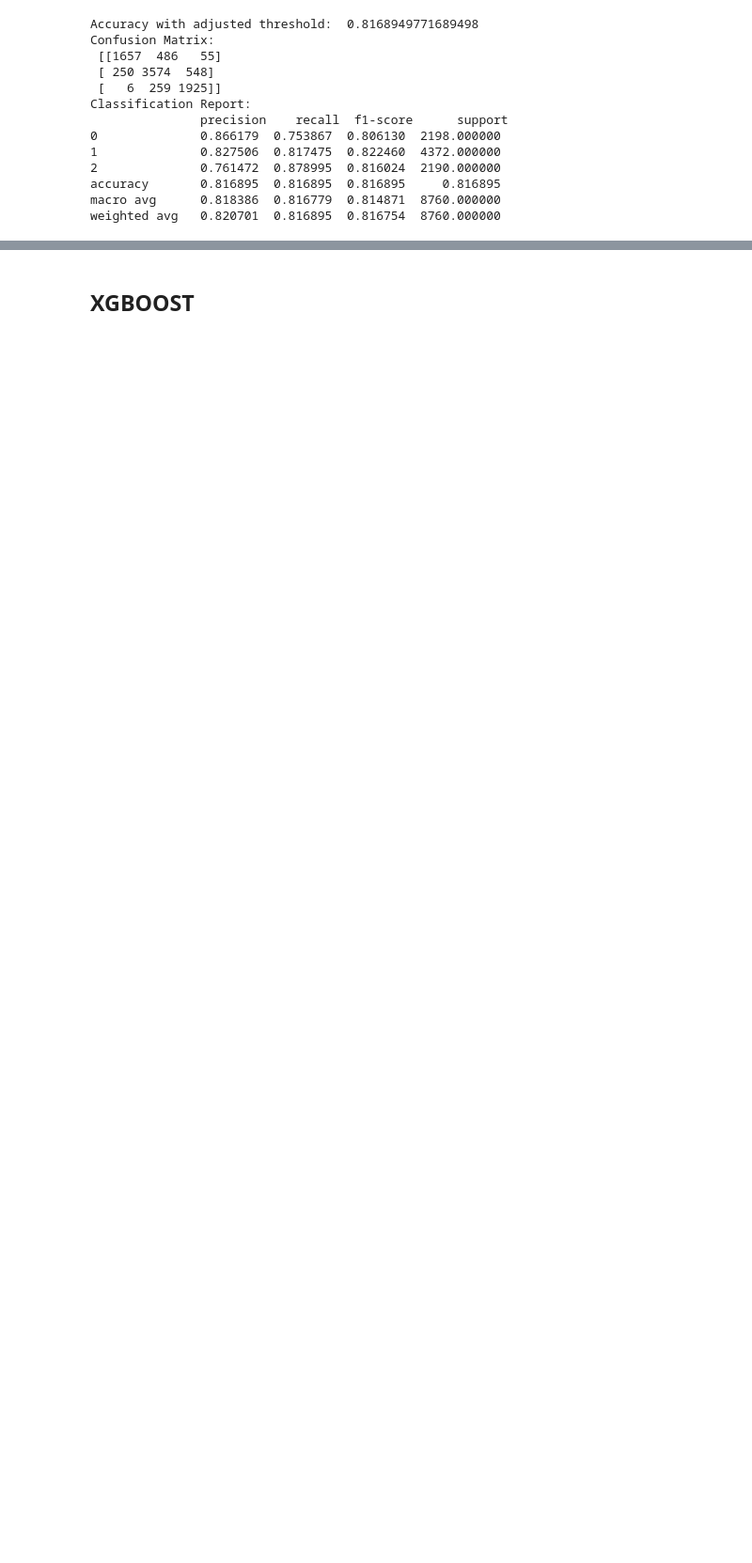
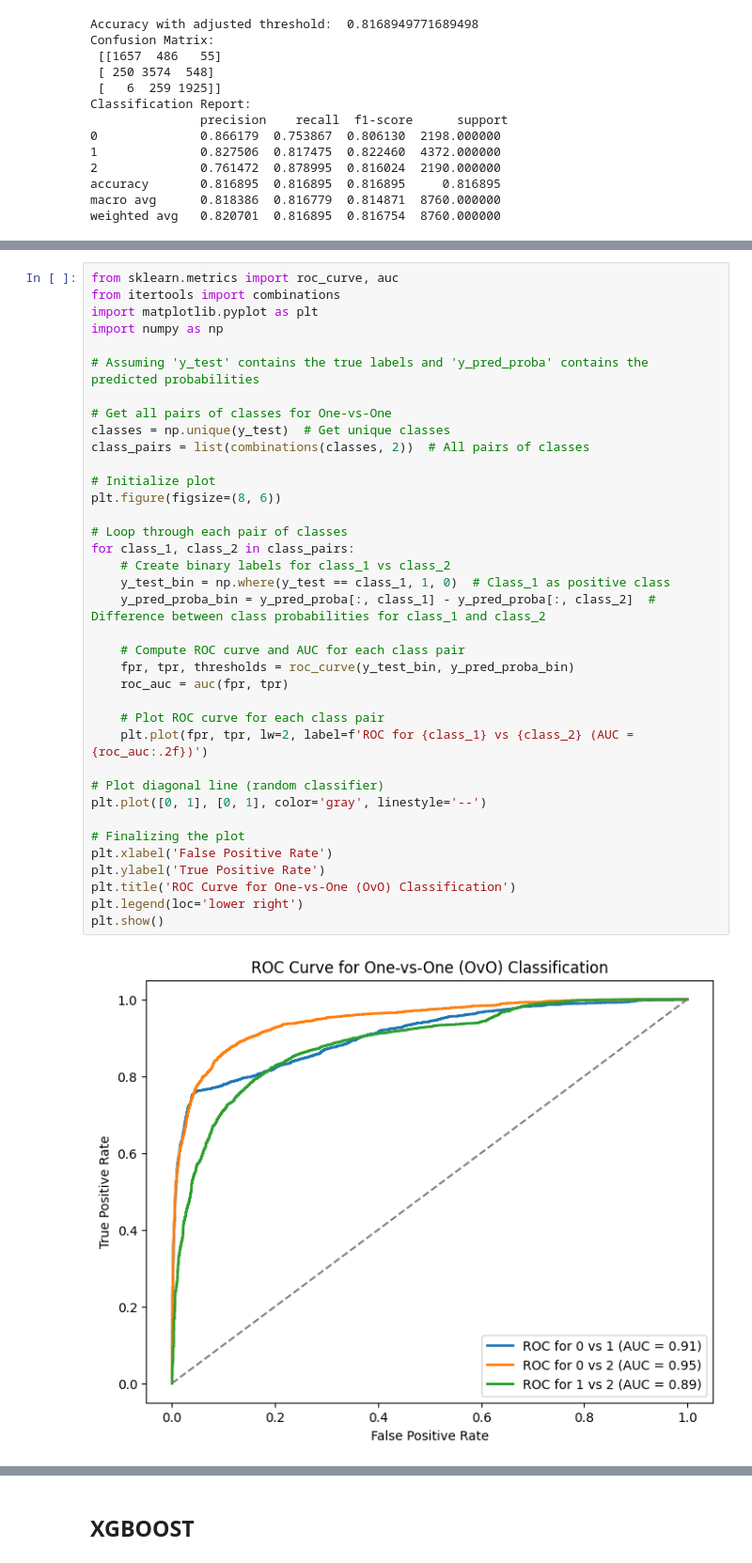
Before and after one commit to davidedalce/Air-Quality-Forecast, a Jupyter notebook: notebooks/EDA.ipynb, the cells around one changed output, grey strips where cells are left out. Shown at 94% size. Drawn from its saved outputs; the diff is of its cells as text; blank space fills up the shorter version.

```diff
--- a/notebooks/EDA.ipynb
+++ b/notebooks/EDA.ipynb
@@ -1364,0 +1421,39 @@ weighted avg   0.820701  0.816895  0.816754  8760.000000
+# %%
+from sklearn.metrics import roc_curve, auc
+from itertools import combinations
+import matplotlib.pyplot as plt
+import numpy as np
+
+# Assuming 'y_test' contains the true labels and 'y_pred_proba' contains the predicted probabilities
+
+# Get all pairs of classes for One-vs-One
+classes = np.unique(y_test)  # Get unique classes
+class_pairs = list(combinations(classes, 2))  # All pairs of classes
+
+# Initialize plot
+plt.figure(figsize=(8, 6))
+
+# Loop through each pair of classes
+for class_1, class_2 in class_pairs:
+    # Create binary labels for class_1 vs class_2
+    y_test_bin = np.where(y_test == class_1, 1, 0)  # Class_1 as positive class
+    y_pred_proba_bin = y_pred_proba[:, class_1] - y_pred_proba[:, class_2]  # Difference between class probabilities for class_1 and class_2
+
+    # Compute ROC curve and AUC for each class pair
+    fpr, tpr, thresholds = roc_curve(y_test_bin, y_pred_proba_bin)
+    roc_auc = auc(fpr, tpr)
+
+    # Plot ROC curve for each class pair
+    plt.plot(fpr, tpr, lw=2, label=f'ROC for {class_1} vs {class_2} (AUC = {roc_auc:.2f})')
+
+# Plot diagonal line (random classifier)
+plt.plot([0, 1], [0, 1], color='gray', linestyle='--')
+
+# Finalizing the plot
+plt.xlabel('False Positive Rate')
+plt.ylabel('True Positive Rate')
+plt.title('ROC Curve for One-vs-One (OvO) Classification')
+plt.legend(loc='lower right')
+plt.show()
+# %% [output]
+[figure, added]
```
Also changed, not shown: parts of 4 cells of this notebook.
